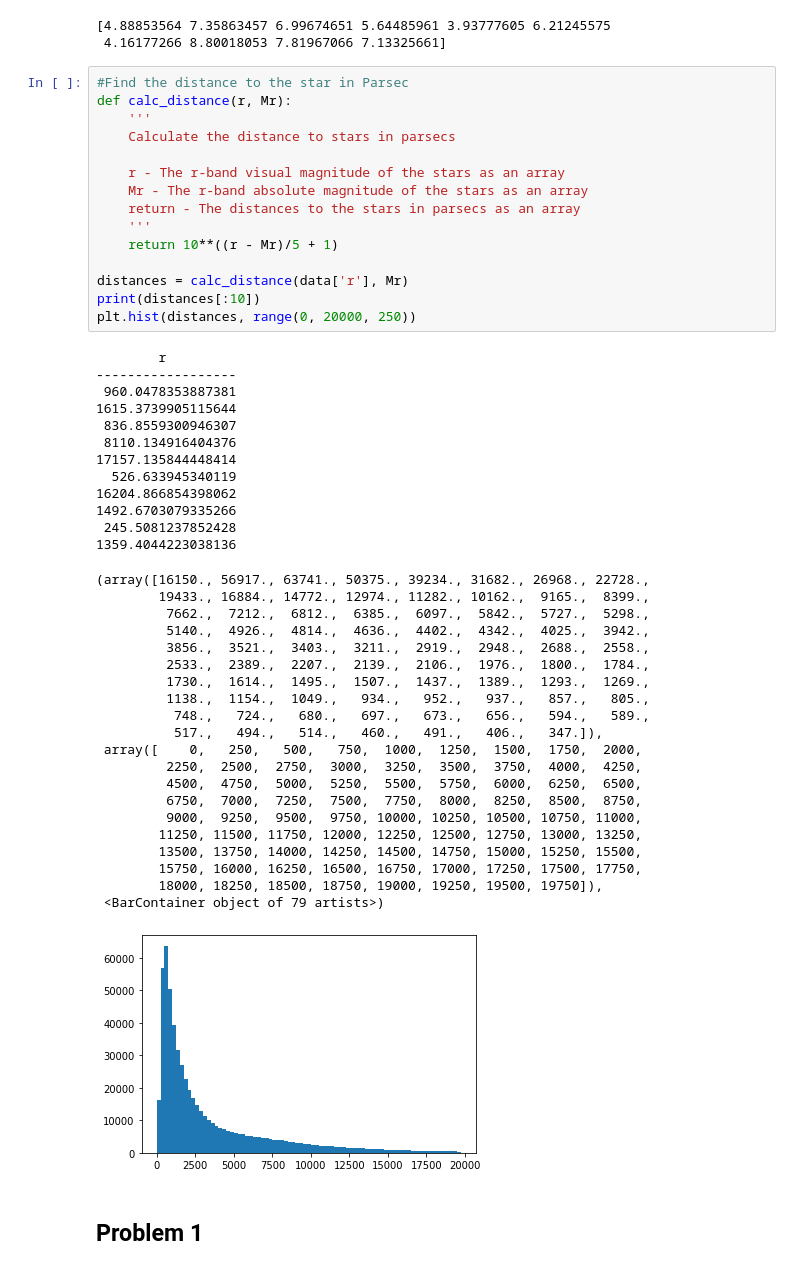
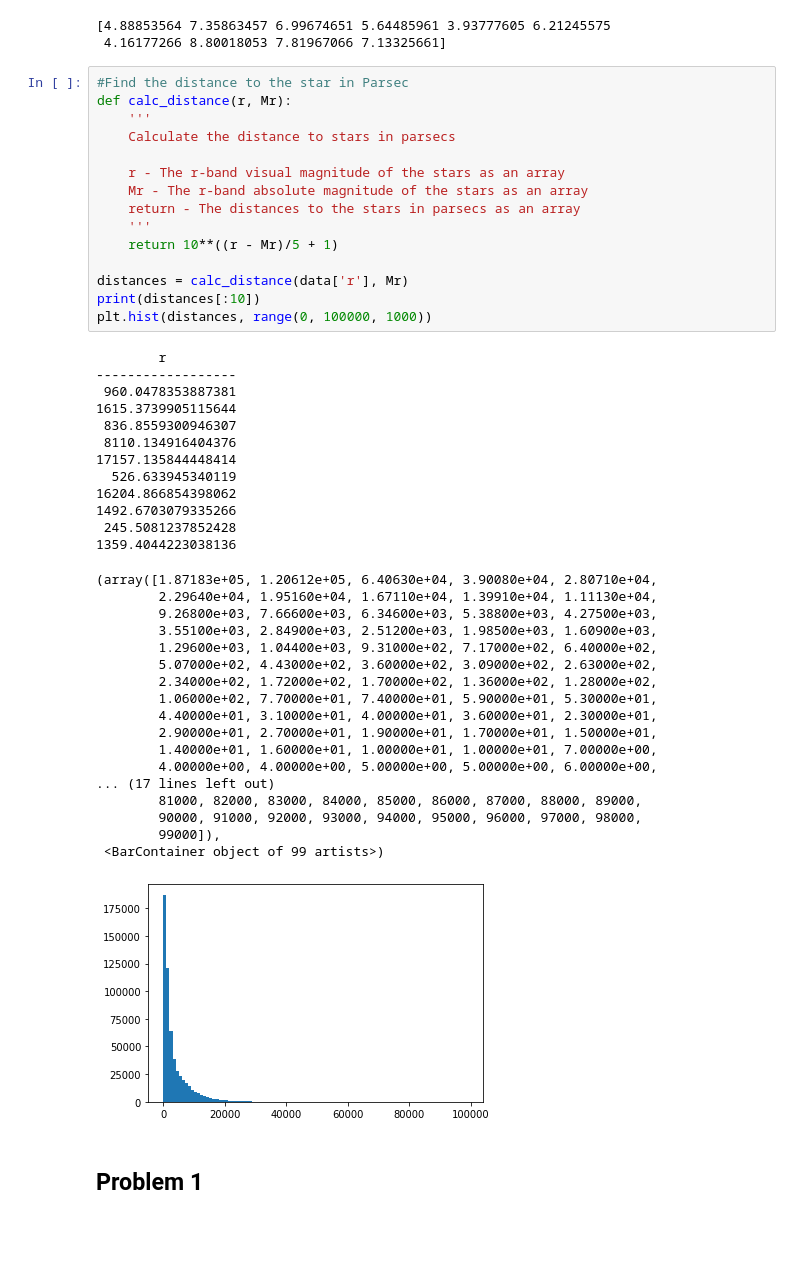
Before and after one commit to mbartlett01/AY3190, a Jupyter notebook: Research/Research_Project_Emily_Michael/Research_Notebook_Emily_Michael.ipynb, the cells around one changed output. Cells and saved outputs as stored; diff of their text form; blank space fills up the shorter version.

```diff
--- a/Research/Research_Project_Emily_Michael/Research_Notebook_Emily_Michael.ipynb
+++ b/Research/Research_Project_Emily_Michael/Research_Notebook_Emily_Michael.ipynb
@@ -105,52 +105,49 @@ print(Mr[:10])
 # %%
 #Find the distance to the star in Parsec
 def calc_distance(r, Mr):
     '''
     Calculate the distance to stars in parsecs
 
     r - The r-band visual magnitude of the stars as an array
     Mr - The r-band absolute magnitude of the stars as an array
     return - The distances to the stars in parsecs as an array
     '''
     return 10**((r - Mr)/5 + 1)
 
 distances = calc_distance(data['r'], Mr)
 print(distances[:10])
-plt.hist(distances, range(0, 20000, 250))
+plt.hist(distances, range(0, 100000, 1000))
 # %% [output]
         r
 ------------------
  960.0478353887381
 1615.3739905115644
  836.8559300946307
  8110.134916404376
 17157.135844448414
   526.633945340119
 16204.866854398062
 1492.6703079335266
  245.5081237852428
 1359.4044223038136
-(array([16150., 56917., 63741., 50375., 39234., 31682., 26968., 22728.,
-        19433., 16884., 14772., 12974., 11282., 10162.,  9165.,  8399.,
-         7662.,  7212.,  6812.,  6385.,  6097.,  5842.,  5727.,  5298.,
-         5140.,  4926.,  4814.,  4636.,  4402.,  4342.,  4025.,  3942.,
-         3856.,  3521.,  3403.,  3211.,  2919.,  2948.,  2688.,  2558.,
-         2533.,  2389.,  2207.,  2139.,  2106.,  1976.,  1800.,  1784.,
-         1730.,  1614.,  1495.,  1507.,  1437.,  1389.,  1293.,  1269.,
-         1138.,  1154.,  1049.,   934.,   952.,   937.,   857.,   805.,
-          748.,   724.,   680.,   697.,   673.,   656.,   594.,   589.,
-          517.,   494.,   514.,   460.,   491.,   406.,   347.]),
- array([    0,   250,   500,   750,  1000,  1250,  1500,  1750,  2000,
-         2250,  2500,  2750,  3000,  3250,  3500,  3750,  4000,  4250,
-         4500,  4750,  5000,  5250,  5500,  5750,  6000,  6250,  6500,
-         6750,  7000,  7250,  7500,  7750,  8000,  8250,  8500,  8750,
-         9000,  9250,  9500,  9750, 10000, 10250, 10500, 10750, 11000,
-        11250, 11500, 11750, 12000, 12250, 12500, 12750, 13000, 13250,
-        13500, 13750, 14000, 14250, 14500, 14750, 15000, 15250, 15500,
-        15750, 16000, 16250, 16500, 16750, 17000, 17250, 17500, 17750,
-        18000, 18250, 18500, 18750, 19000, 19250, 19500, 19750]),
- <BarContainer object of 79 artists>)
+(array([1.87183e+05, 1.20612e+05, 6.40630e+04, 3.90080e+04, 2.80710e+04,
+        2.29640e+04, 1.95160e+04, 1.67110e+04, 1.39910e+04, 1.11130e+04,
+        9.26800e+03, 7.66600e+03, 6.34600e+03, 5.38800e+03, 4.27500e+03,
+        3.55100e+03, 2.84900e+03, 2.51200e+03, 1.98500e+03, 1.60900e+03,
+        1.29600e+03, 1.04400e+03, 9.31000e+02, 7.17000e+02, 6.40000e+02,
+        5.07000e+02, 4.43000e+02, 3.60000e+02, 3.09000e+02, 2.63000e+02,
+        2.34000e+02, 1.72000e+02, 1.70000e+02, 1.36000e+02, 1.28000e+02,
+        1.06000e+02, 7.70000e+01, 7.40000e+01, 5.90000e+01, 5.30000e+01,
+        4.40000e+01, 3.10000e+01, 4.00000e+01, 3.60000e+01, 2.30000e+01,
+        2.90000e+01, 2.70000e+01, 1.90000e+01, 1.70000e+01, 1.50000e+01,
+        1.40000e+01, 1.60000e+01, 1.00000e+01, 1.00000e+01, 7.00000e+00,
+        4.00000e+00, 4.00000e+00, 5.00000e+00, 5.00000e+00, 6.00000e+00,
+... (17 lines left out)
+        81000, 82000, 83000, 84000, 85000, 86000, 87000, 88000, 89000,
+        90000, 91000, 92000, 93000, 94000, 95000, 96000, 97000, 98000,
+        99000]),
+ <BarContainer object of 99 artists>)
-[figure, old version]
+[figure, new version]
 # %% [markdown]
 ## Problem 1
 # %%
```
Also changed, not shown: parts of 9 cells of this notebook.
